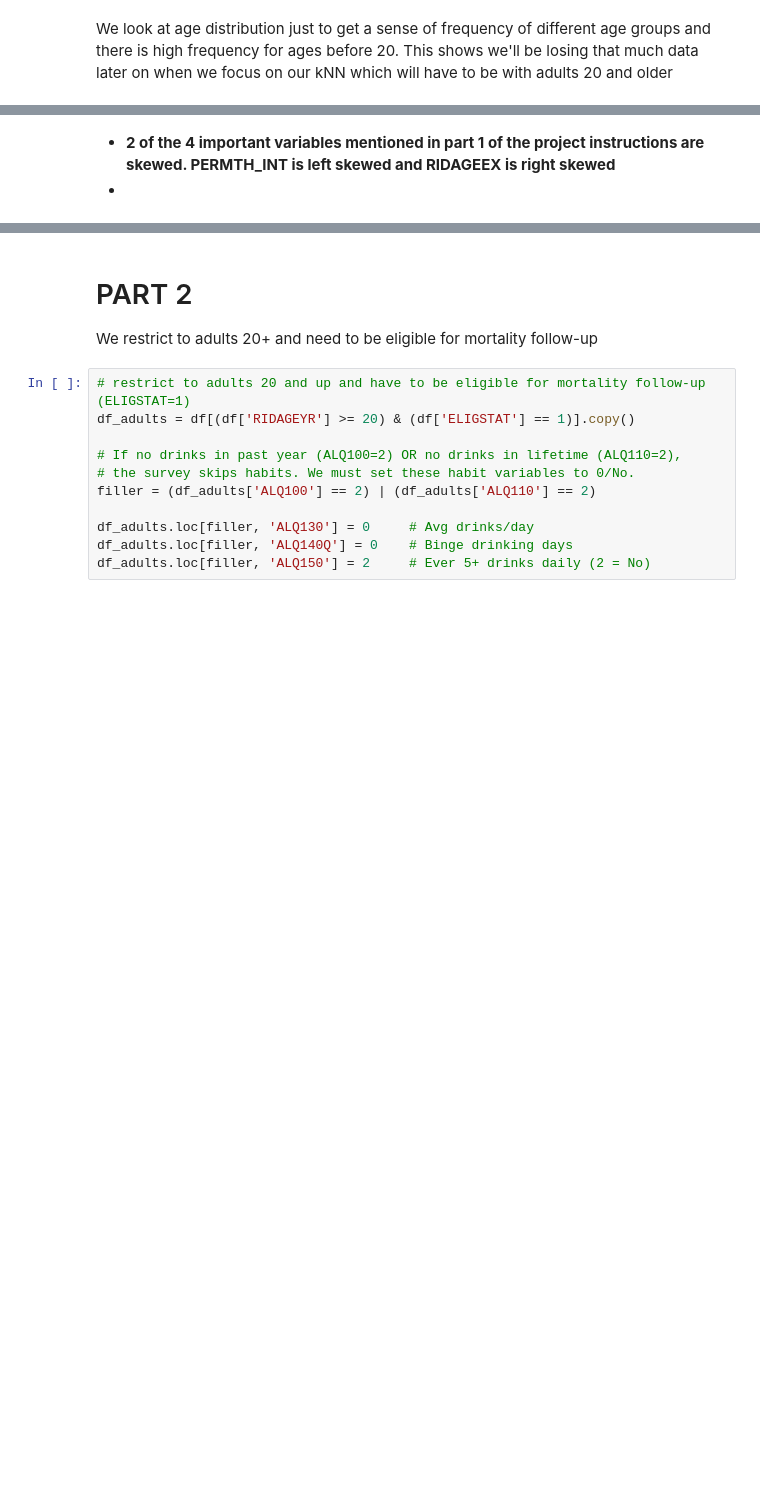
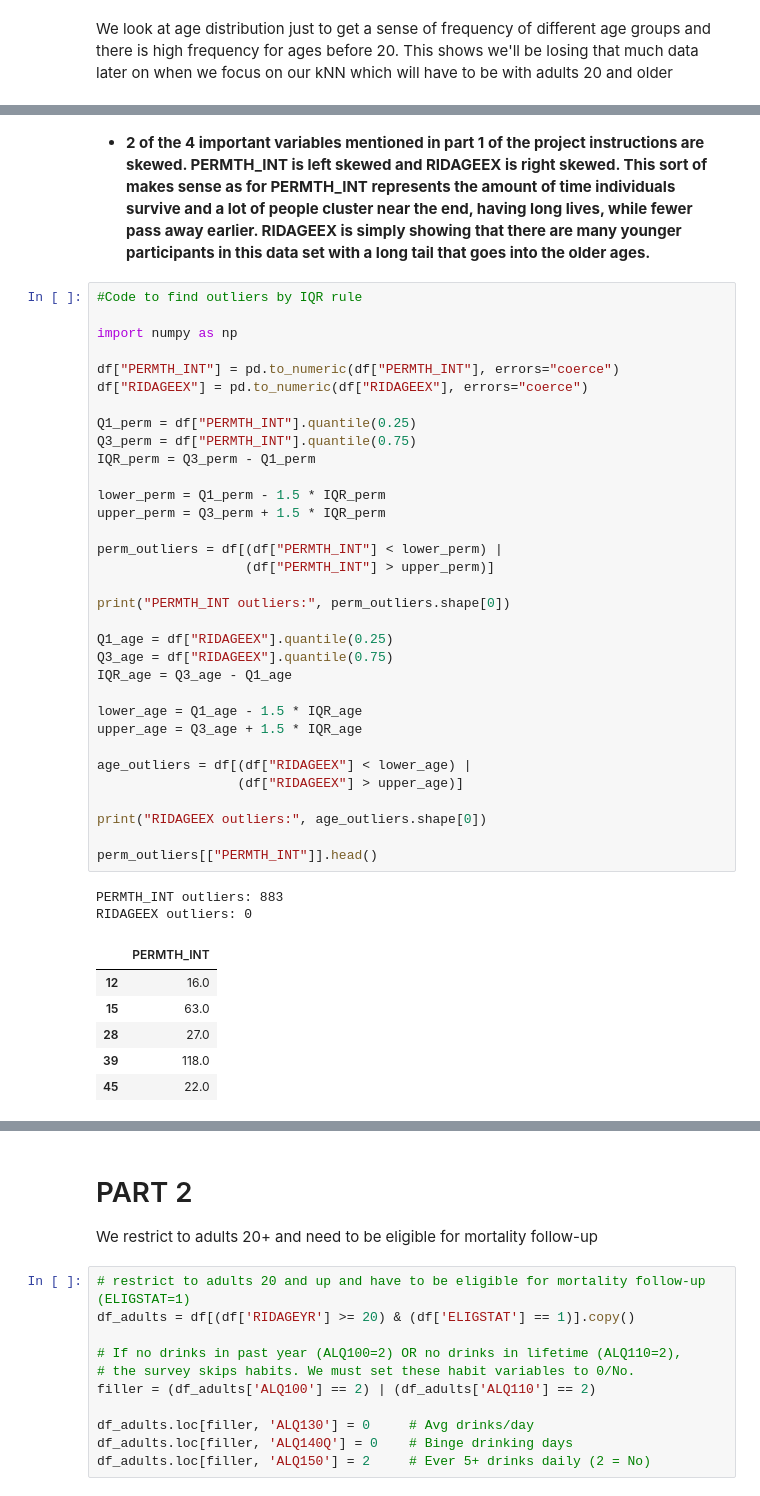
Before and after one commit to iAbel1478/NHANES_project_1_ml-main, a Jupyter notebook: notebooks/nhanes_yahya_work.ipynb, the cells around one changed output, grey strips where cells are left out. Drawn from its saved outputs; the diff is of its cells as text; blank space fills up the shorter version.

Commit message:
Went through Yahya's work on part 1 and finished the work and answered questions

```diff
--- a/notebooks/nhanes_yahya_work.ipynb
+++ b/notebooks/nhanes_yahya_work.ipynb
@@ -188,3 +188,44 @@ Name: count, dtype: int64
 # %% [markdown]
-- **2 of the 4 important variables mentioned in part 1 of the project instructions are skewed. PERMTH_INT is left skewed and RIDAGEEX is right skewed**
--
+- **2 of the 4 important variables mentioned in part 1 of the project instructions are skewed. PERMTH_INT is left skewed and RIDAGEEX is right skewed. This sort of makes sense as for PERMTH_INT represents the amount of time individuals survive and a lot of people cluster near the end, having long lives, while fewer pass away earlier. RIDAGEEX is simply showing that there are many younger participants in this data set with a long tail that goes into the older ages.**
+# %%
+#Code to find outliers by IQR rule
+
+import numpy as np
+
+df["PERMTH_INT"] = pd.to_numeric(df["PERMTH_INT"], errors="coerce")
+df["RIDAGEEX"] = pd.to_numeric(df["RIDAGEEX"], errors="coerce")
+
+Q1_perm = df["PERMTH_INT"].quantile(0.25)
+Q3_perm = df["PERMTH_INT"].quantile(0.75)
+IQR_perm = Q3_perm - Q1_perm
+
+lower_perm = Q1_perm - 1.5 * IQR_perm
+upper_perm = Q3_perm + 1.5 * IQR_perm
+
+perm_outliers = df[(df["PERMTH_INT"] < lower_perm) |
+                   (df["PERMTH_INT"] > upper_perm)]
+
+print("PERMTH_INT outliers:", perm_outliers.shape[0])
+
+Q1_age = df["RIDAGEEX"].quantile(0.25)
+Q3_age = df["RIDAGEEX"].quantile(0.75)
+IQR_age = Q3_age - Q1_age
+
+lower_age = Q1_age - 1.5 * IQR_age
+upper_age = Q3_age + 1.5 * IQR_age
+
+age_outliers = df[(df["RIDAGEEX"] < lower_age) |
+                  (df["RIDAGEEX"] > upper_age)]
+
+print("RIDAGEEX outliers:", age_outliers.shape[0])
+
+perm_outliers[["PERMTH_INT"]].head()
+# %% [output]
+PERMTH_INT outliers: 883
+RIDAGEEX outliers: 0
+|  | PERMTH_INT |
+| 12 | 16.0 |
+| 15 | 63.0 |
+| 28 | 27.0 |
+| 39 | 118.0 |
+| 45 | 22.0 |
```
Also changed, not shown: parts of 13 cells of this notebook.
